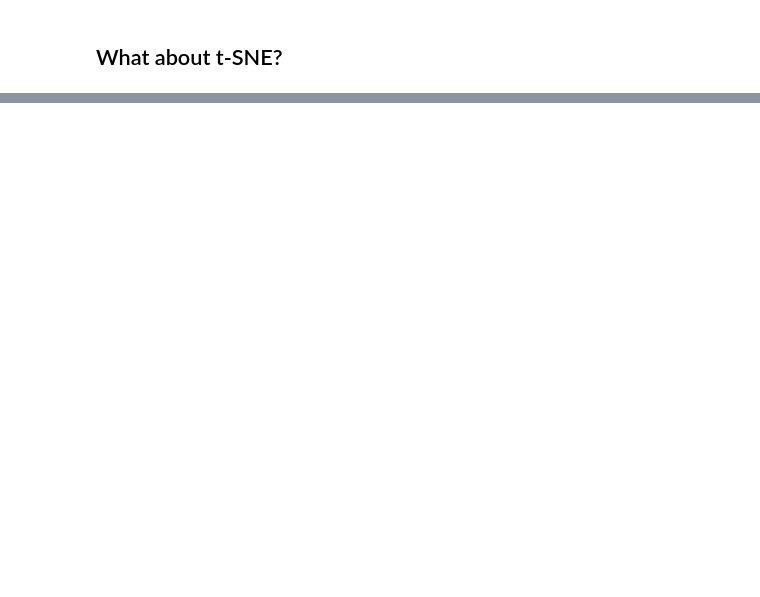
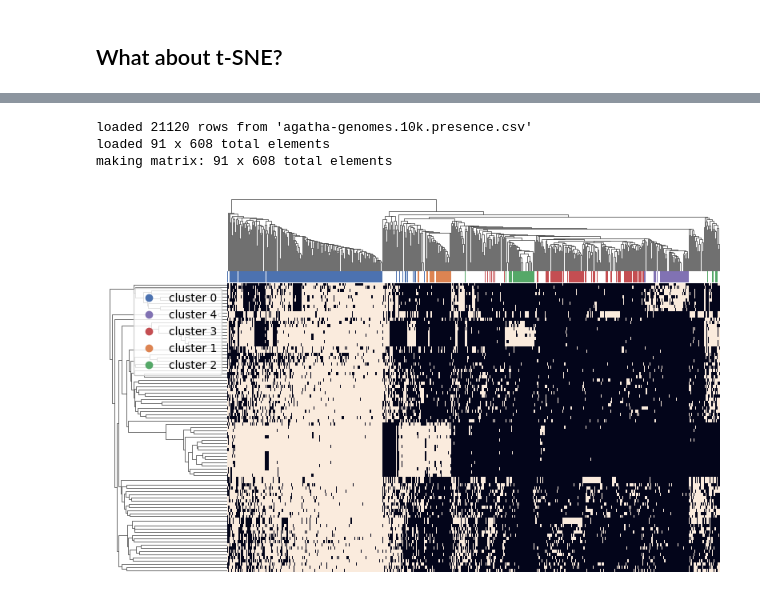
Before and after one commit to ctb/2024-pangenome-hash-corr, a Jupyter notebook: hdbscan.ipynb, the cells around one changed output, grey strips where cells are left out. Drawn from its saved outputs; the diff is of its cells as text; code cells hidden in the pictures; blank space fills up the shorter version.

```diff
--- a/hdbscan.ipynb
+++ b/hdbscan.ipynb
@@ -303,0 +300,77 @@ for k in clusters_d:
+# %%
+# hmm, try filtering, wat wat.
+
+csvfile = 'agatha-genomes.10k.presence.csv'
+
+with sourmash_args.FileInputCSV(csvfile) as r:
+    rows2 = list(r)
+
+# pick out all the distinct queries/matches.
+print(f"loaded {len(rows2)} rows from '{csvfile}'")
+queries2 = set([row["query_name"] for row in rows2])
+against2 = set([row["match_name"] for row in rows2])
+print(f"loaded {len(queries2)} x {len(against2)} total elements")
+
+## filter by assoc list
+filter_set = set([ int(x) for n, x in enumerate(against2) if n % 2 == 0 ])
+hashinfo = list(labelinfo)
+filter_set = set([ int(row['label']) for row in hashinfo ])
+
+queries2 = list(sorted(queries2))
+against2 = list(sorted(against2))
+
+query2_d = {}
+for n, query_name in enumerate(queries2):
+    query2_d[query_name] = n
+
+against2_d = {}
+n = 0
+for against_name in against2:
+    if int(against_name) in filter_set:
+        against2_d[against_name] = n
+        n += 1
+
+query2_d_items = list(sorted(query2_d.items(), key=lambda x: x[1]))
+against2_d_items = list(sorted(against2_d.items(), key=lambda x: x[1]))
+
+print(f"making matrix: {len(query2_d)} x {len(against2_d)} total elements")
+mat2 = numpy.zeros((len(query2_d), len(against2_d)))
+
+colors2 = [ (1.0, 1.0, 1.0) for _ in range(len(against2_d)) ]
+palette2 = sns.color_palette('deep', len(clusters_d))
+
+for row in rows2:
+    q = row["query_name"]
+    qi = query2_d[q]
+    m = row["match_name"]
+    hashval = int(m)
+    if hashval not in filter_set:
+        continue
+    mi = against2_d.get(m)
+    value = float(row['presence'])
+    assert (value == 1.0 or value == 0.0)
+
+    mat2[qi, mi] = value
+
+    if hashval in hashval_to_cluster_id:
+        cluster_id = hashval_to_cluster_id[hashval]
+        colors2[mi] = palette2[cluster_id]
+    else:
+        colors2[mi] = (1.0, 1.0, 1.0)
+
+fig = sns.clustermap(mat2, xticklabels=[], yticklabels=[], figsize=(8, 5), col_colors=colors2, cbar_pos=None)
+
+from matplotlib.lines import Line2D
+
+legend_elements = []
+for k in clusters_d:
+    color = palette2[k]
+    legend_elements.append(
+        Line2D([0], [0], color=color, label=f"cluster {k}", marker="o", lw=0)
+    )
+    fig.ax_row_dendrogram.legend(handles=legend_elements)
+# %% [output]
+loaded 21120 rows from 'agatha-genomes.10k.presence.csv'
+loaded 91 x 608 total elements
+making matrix: 91 x 608 total elements
+[figure, added]
```
Also changed, not shown: parts of 17 cells of this notebook, 2 other files.
